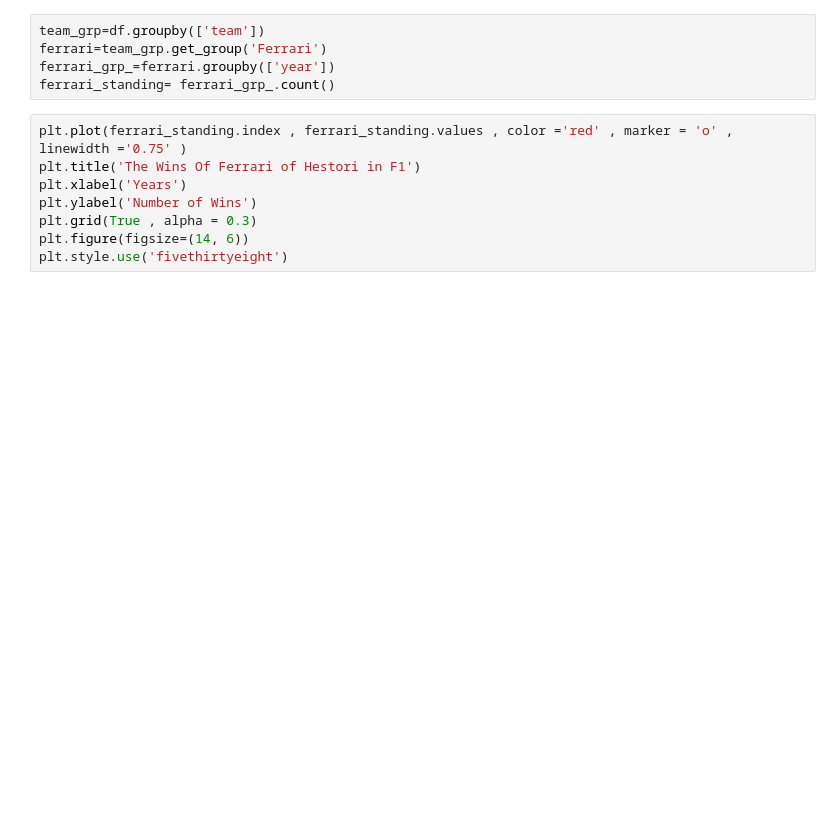
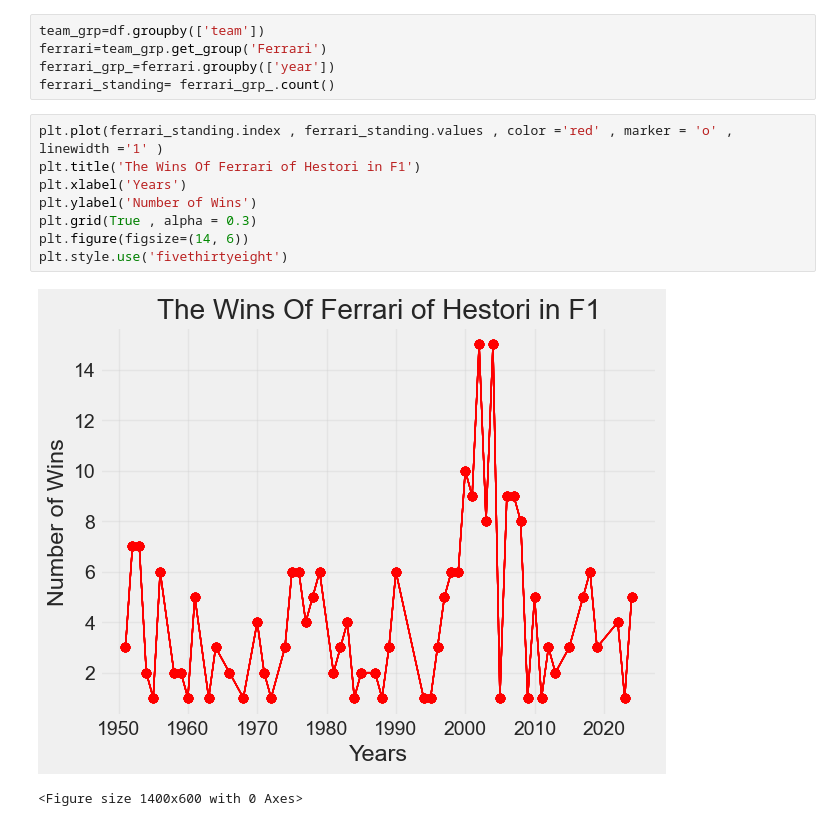
Before and after one commit to Reda-Mota/F1-Data-Analysis-Project, a Jupyter notebook: F1/Untitled1.ipynb, the cells around one changed output. Drawn from its saved outputs; the diff is of its cells as text; blank space fills up the shorter version.

```diff
--- a/F1/Untitled1.ipynb
+++ b/F1/Untitled1.ipynb
@@ -73,12 +116,15 @@ ferrari=team_grp.get_group('Ferrari')
 ferrari_grp_=ferrari.groupby(['year'])
 ferrari_standing= ferrari_grp_.count()
 # %%
-plt.plot(ferrari_standing.index , ferrari_standing.values , color ='red' , marker = 'o' , linewidth ='0.75' )
+plt.plot(ferrari_standing.index , ferrari_standing.values , color ='red' , marker = 'o' , linewidth ='1' )
 plt.title('The Wins Of Ferrari of Hestori in F1')
 plt.xlabel('Years')
 plt.ylabel('Number of Wins')
 plt.grid(True , alpha = 0.3)
 plt.figure(figsize=(14, 6))
 plt.style.use('fivethirtyeight')
+# %% [output]
+[figure, added]
+<Figure size 1400x600 with 0 Axes>
 # %%
 print(plt.style.available)
```
Also changed, not shown: parts of 10 cells of this notebook.
